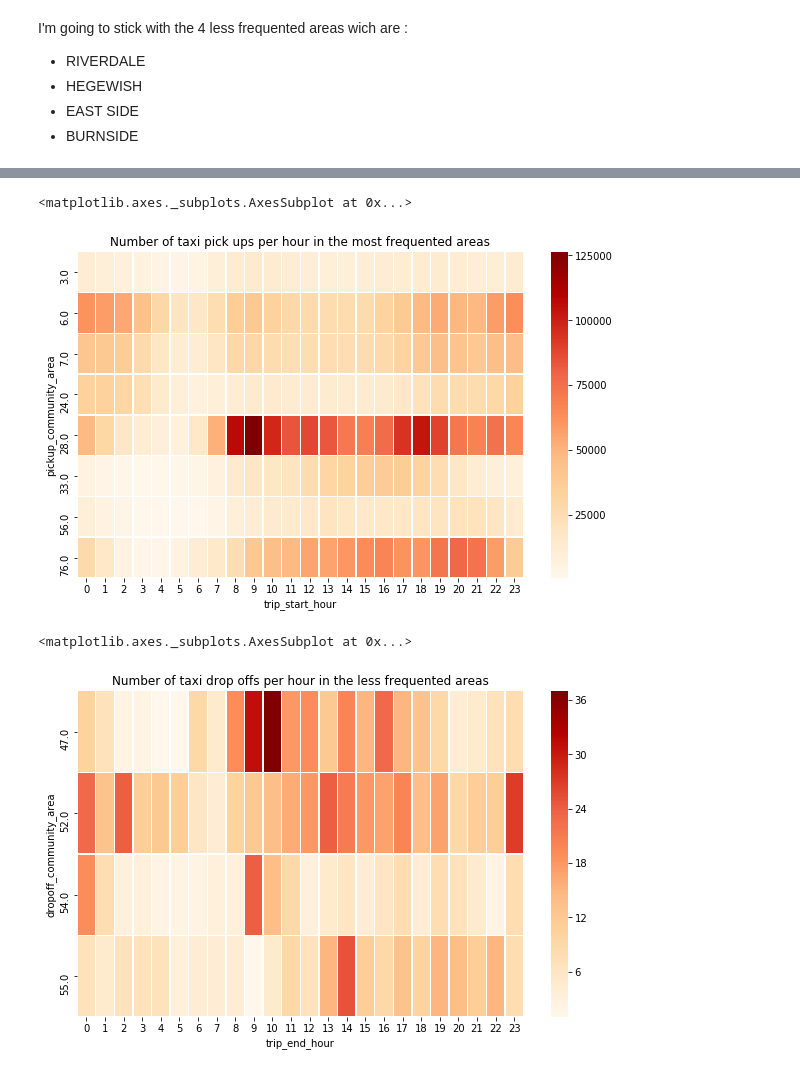
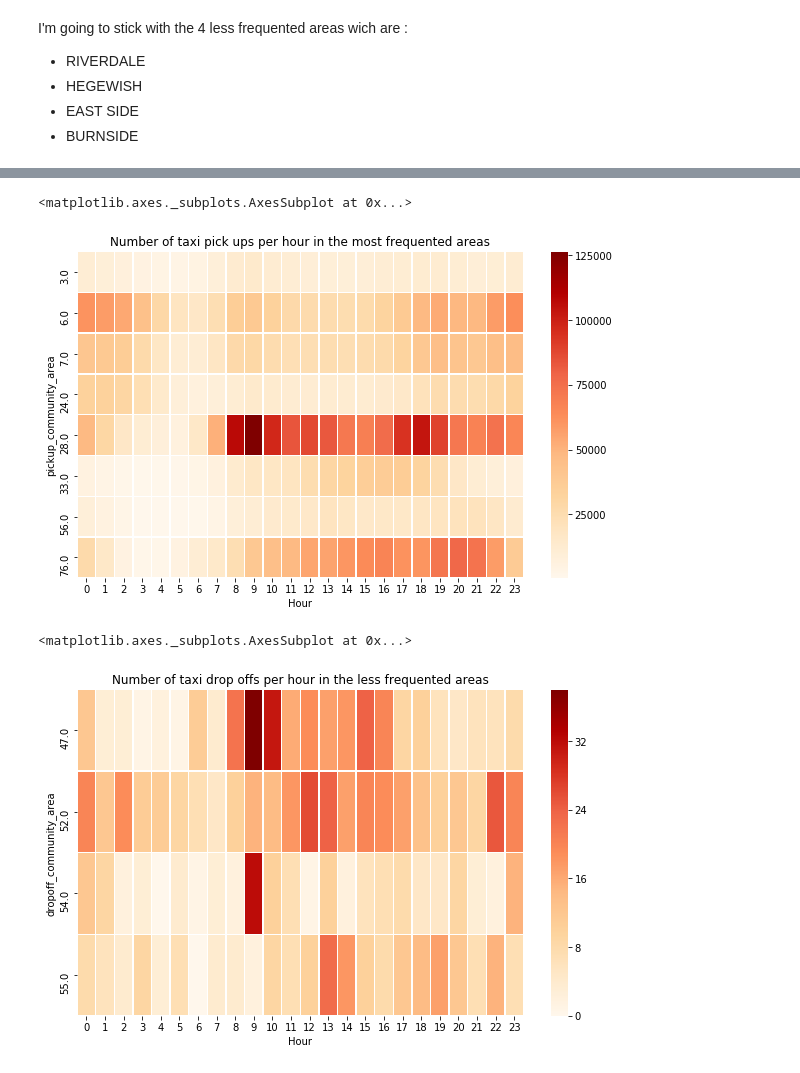
Before and after one commit to pierreschutz/ADA_Project, a Jupyter notebook: taxi_rides.ipynb, the cells around one changed output, grey strips where cells are left out. Cells and saved outputs as stored; diff of their text form; code cells hidden in the pictures.

```diff
--- a/taxi_rides.ipynb
+++ b/taxi_rides.ipynb
@@ -30,3 +62,12 @@ data = pd.concat(all_df)
+# %%
+def convert_coord(coord, nb):
+    s = str(coord)
+    res=""
+    if nb == 1:
+        res = "41.8"+s.split('.')[0]+s.split('.')[1]
+    else:
+        res = "-87.6"+s.split('.')[0]+ s.split('.')[1]
+    return float(res)
 # %% [markdown]
 Check how many rows have latitude and longitude but not corresponding community area
 # %%
@@ -83,3 +127,14 @@ data[["trip_start_timestamp","trip_end_timestamp" ]].head()
+# %%
+data.trip_start_timestamp = pd.to_datetime(data.trip_start_timestamp, format='%Y-%m-%d %H:%M:%S')
+data['Month'] = data.trip_start_timestamp.apply(lambda x: x.month)
+data['Week'] = data.trip_start_timestamp.apply(lambda x: x.week)
+data['Day'] = data.trip_start_timestamp.apply(lambda x: x.day)
+data['Hour'] = data.trip_start_timestamp.apply(lambda x: x.hour)
+# %%
+data['gen_pickup_latitude'] = data.pickup_latitude.apply(lambda x: convert_coord(x, 1))
+data['gen_dropoff_latitude'] = data.dropoff_latitude.apply(lambda x: convert_coord(x, 1))
+data['gen_pickup_longitude'] = data.pickup_longitude.apply(lambda x: convert_coord(x, 2))
+data['gen_dropoff_longitude'] = data.dropoff_longitude.apply(lambda x: convert_coord(x, 2))
 # %%
 pu_nb = data["pickup_community_area"].value_counts()
 # %%
@@ -185,6 +215,3 @@ def convert(s):
-# %%
-data["trip_start_hour"] = data["trip_start_timestamp"].apply(lambda x : convert(x))
-data["trip_end_hour"] = data["trip_end_timestamp"].apply(lambda x : convert(x))
 # %%
 data_less_freq_pu = data[data["pickup_community_area"].isin(less_freq)]
 # %%
@@ -201,26 +228,26 @@ sns.heatmap(hour_pu, linewidths=.5, ax=ax, cmap="OrRd")
 # %%
 data_most_freq_pu = data[data["pickup_community_area"].isin(most_freq)]
-hour_pu = data_most_freq_pu[["pickup_community_area","trip_start_hour","taxi_id"  ]].groupby(["pickup_community_area", "trip_start_hour"]).count()
+hour_pu = data_most_freq_pu[["pickup_community_area","Hour","taxi_id"  ]].groupby(["pickup_community_area", "Hour"]).count()
 hour_pu = hour_pu.rename(columns={'taxi_id':'Count'})
 hour_pu = hour_pu.reset_index()
-hour_pu = hour_pu.pivot("pickup_community_area","trip_start_hour","Count").fillna(0)
+hour_pu = hour_pu.pivot("pickup_community_area","Hour","Count").fillna(0)
 fig, ax = plt.subplots(figsize=(10,6))
 plt.title("Number of taxi pick ups per hour in the most frequented areas")
 sns.heatmap(hour_pu, linewidths=.5, ax=ax, cmap="OrRd")
 # %% [output]
 <matplotlib.axes._subplots.AxesSubplot at 0x...>
-[figure, old version]
+[figure, new version]
 # %%
 data_less_freq_do = data[data["dropoff_community_area"].isin(less_freq)]
-hour_pu = data_less_freq_do[["dropoff_community_area","trip_end_hour","taxi_id"  ]].groupby(["dropoff_community_area", "trip_end_hour"]).count()
+hour_pu = data_less_freq_do[["dropoff_community_area","Hour","taxi_id"  ]].groupby(["dropoff_community_area", "Hour"]).count()
 hour_pu = hour_pu.rename(columns={'taxi_id':'Count'})
 hour_pu = hour_pu.reset_index()
-hour_pu = hour_pu.pivot("dropoff_community_area","trip_end_hour","Count").fillna(0)
+hour_pu = hour_pu.pivot("dropoff_community_area","Hour","Count").fillna(0)
 fig, ax = plt.subplots(figsize=(10,6))
 plt.title("Number of taxi drop offs per hour in the less frequented areas")
 sns.heatmap(hour_pu, linewidths=.5, ax=ax, cmap="OrRd")
 # %% [output]
 <matplotlib.axes._subplots.AxesSubplot at 0x...>
-[figure, old version]
+[figure, new version]
 # %%
 data_most_freq_pu = data[data["dropoff_community_area"].isin(most_freq)]
```
Also changed, not shown: parts of 32 cells of this notebook.
